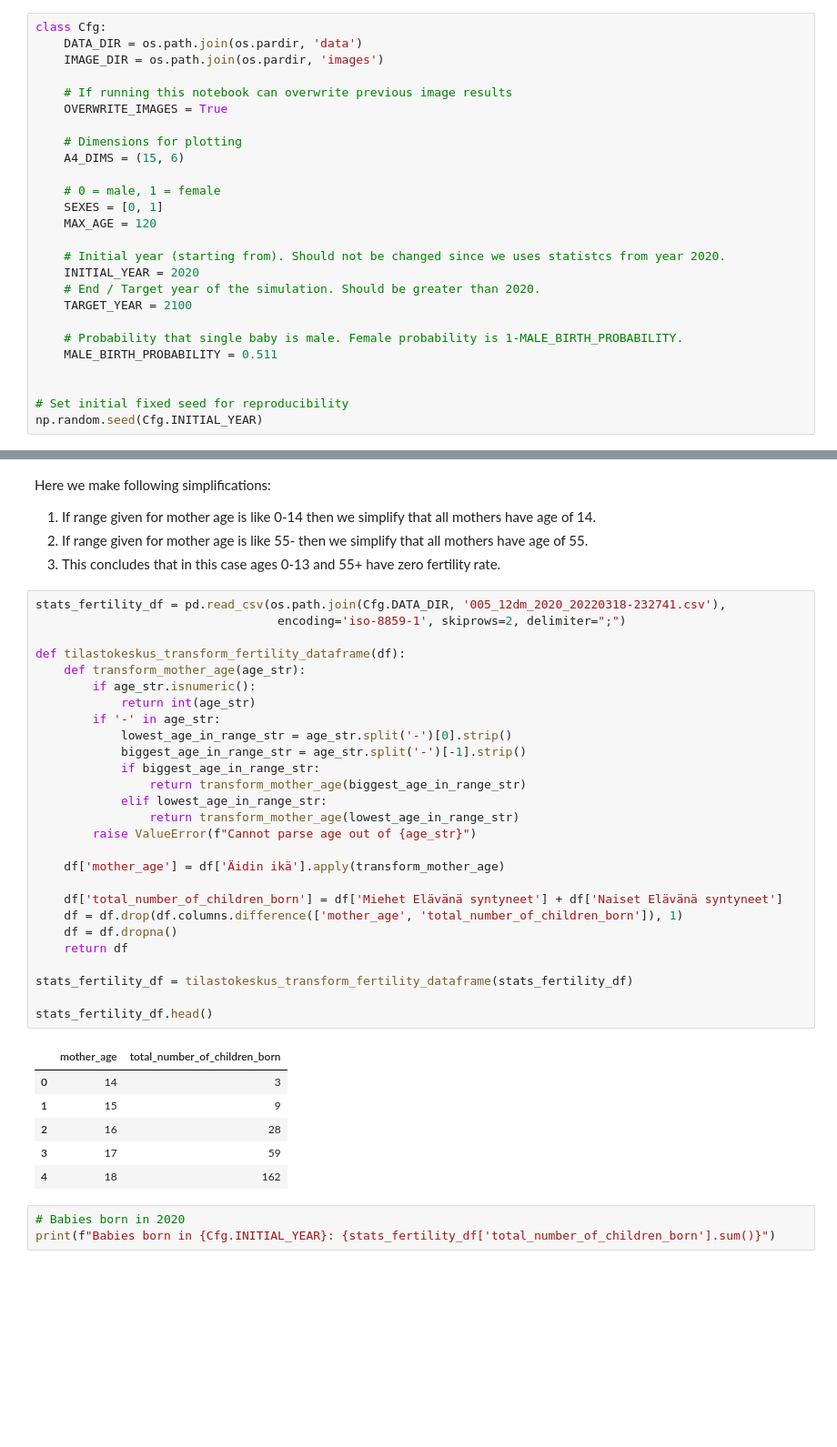
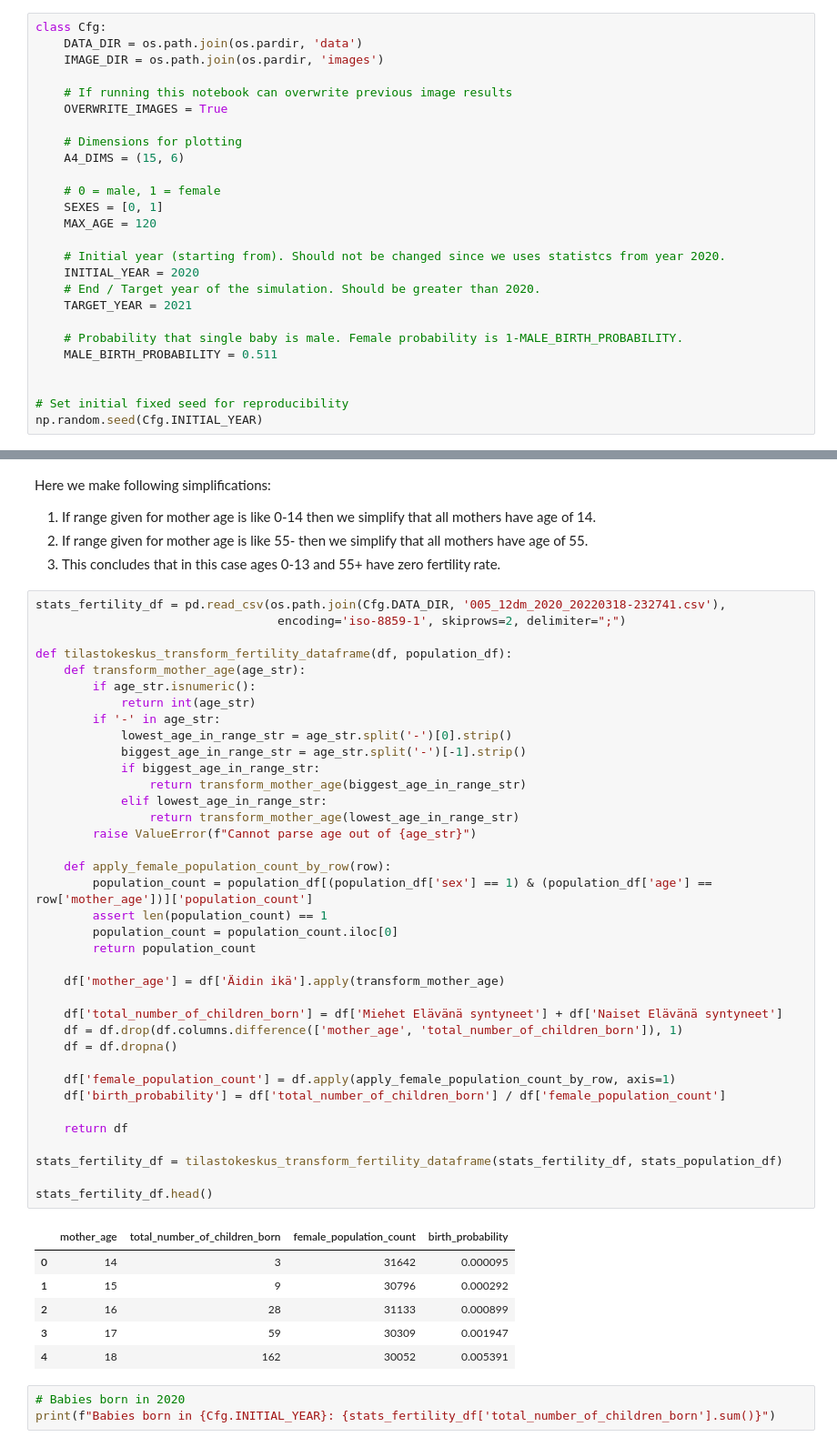
Before and after one commit to skupsala/population-simulation, a Jupyter notebook: notebooks/simulation.ipynb, the cells around one changed output, grey strips where cells are left out. Shown at 91% size. Cells and saved outputs as stored; diff of their text form; blank space fills up the shorter version.

```diff
--- a/notebooks/simulation.ipynb
+++ b/notebooks/simulation.ipynb
@@ -129,7 +129,7 @@ class Cfg:
     # Initial year (starting from). Should not be changed since we uses statistcs from year 2020.
     INITIAL_YEAR = 2020
     # End / Target year of the simulation. Should be greater than 2020.
-    TARGET_YEAR = 2100
+    TARGET_YEAR = 2021
 
     # Probability that single baby is male. Female probability is 1-MALE_BIRTH_PROBABILITY.
     MALE_BIRTH_PROBABILITY = 0.511
@@ -339,37 +337,47 @@ Here we make following simplifications:
 # %%
 stats_fertility_df = pd.read_csv(os.path.join(Cfg.DATA_DIR, '005_12dm_2020_20220318-232741.csv'),
                                   encoding='iso-8859-1', skiprows=2, delimiter=";")
 
-def tilastokeskus_transform_fertility_dataframe(df):
+def tilastokeskus_transform_fertility_dataframe(df, population_df):
     def transform_mother_age(age_str):
         if age_str.isnumeric():
             return int(age_str)
         if '-' in age_str:
             lowest_age_in_range_str = age_str.split('-')[0].strip()
             biggest_age_in_range_str = age_str.split('-')[-1].strip()
             if biggest_age_in_range_str:
                 return transform_mother_age(biggest_age_in_range_str)
             elif lowest_age_in_range_str:
                 return transform_mother_age(lowest_age_in_range_str)
         raise ValueError(f"Cannot parse age out of {age_str}")
 
+    def apply_female_population_count_by_row(row):
+        population_count = population_df[(population_df['sex'] == 1) & (population_df['age'] == row['mother_age'])]['population_count']
+        assert len(population_count) == 1
+        population_count = population_count.iloc[0]
+        return population_count
+
     df['mother_age'] = df['Äidin ikä'].apply(transform_mother_age)
 
     df['total_number_of_children_born'] = df['Miehet Elävänä syntyneet'] + df['Naiset Elävänä syntyneet']
     df = df.drop(df.columns.difference(['mother_age', 'total_number_of_children_born']), 1)
     df = df.dropna()
+
+    df['female_population_count'] = df.apply(apply_female_population_count_by_row, axis=1)
+    df['birth_probability'] = df['total_number_of_children_born'] / df['female_population_count']
+
     return df
 
-stats_fertility_df = tilastokeskus_transform_fertility_dataframe(stats_fertility_df)
+stats_fertility_df = tilastokeskus_transform_fertility_dataframe(stats_fertility_df, stats_population_df)
 
 stats_fertility_df.head()
 # %% [output]
-|  | mother_age | total_number_of_children_born |
-| 0 | 14 | 3 |
-| 1 | 15 | 9 |
-| 2 | 16 | 28 |
-| 3 | 17 | 59 |
-| 4 | 18 | 162 |
+|  | mother_age | total_number_of_children_born | female_population_count | birth_probability |
+| 0 | 14 | 3 | 31642 | 0.000095 |
+| 1 | 15 | 9 | 30796 | 0.000292 |
+| 2 | 16 | 28 | 31133 | 0.000899 |
+| 3 | 17 | 59 | 30309 | 0.001947 |
+| 4 | 18 | 162 | 30052 | 0.005391 |
 # %%
 # Babies born in 2020
 print(f"Babies born in {Cfg.INITIAL_YEAR}: {stats_fertility_df['total_number_of_children_born'].sum()}")
```
Also changed, not shown: parts of 10 cells of this notebook.
